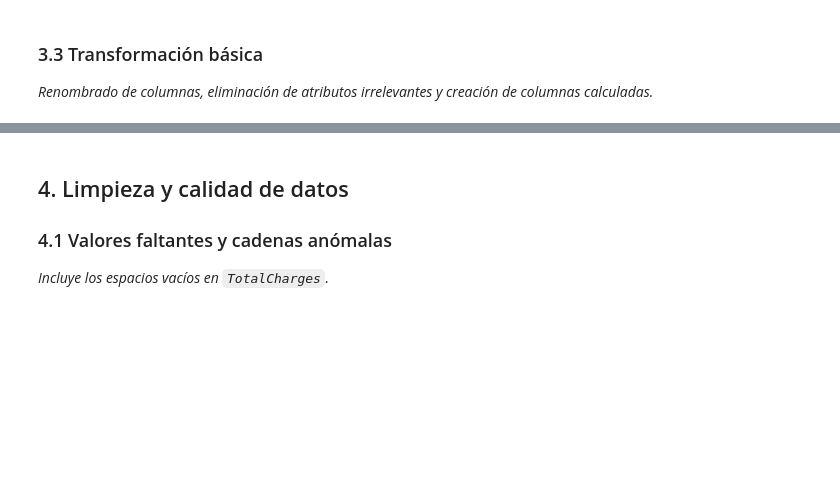
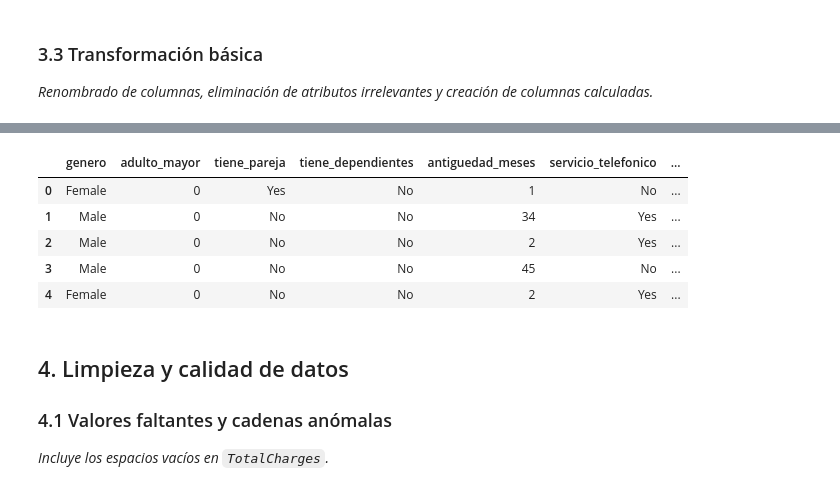
Before and after one commit to facufan07/tpi-analisis-de-datos, a Jupyter notebook: notebooks/TPI_Analisis_de_Datos.ipynb, the cells around one changed output, grey strips where cells are left out. Saved outputs shown, nothing was run; the diff lists cells and outputs as text; code cells hidden in the pictures; blank space fills up the shorter version.

```diff
--- a/notebooks/TPI_Analisis_de_Datos.ipynb
+++ b/notebooks/TPI_Analisis_de_Datos.ipynb
@@ -139,3 +150,30 @@ Filtro con &: 991 de 7043 clientes
 # %% [markdown]
 ### 3.3 Transformación básica
 _Renombrado de columnas, eliminación de atributos irrelevantes y creación de columnas calculadas._
+# %%
+"""crea una copia independiente. Sin ella, df apunta al mismo objeto que df_raw y los cambios afectarían a ambos. A partir de aca trabajamos con df ya renombrados."""
+df = df_raw.copy()
+
+df = df.rename(columns={
+    'customerID': 'id_cliente',
+    'gender': 'genero',
+    'SeniorCitizen': 'adulto_mayor',
+    'Partner': 'tiene_pareja',
+    'Dependents': 'tiene_dependientes',
+    'tenure': 'antiguedad_meses',
+    'PhoneService': 'servicio_telefonico',
+    'MultipleLines': 'multiples_lineas',
+    'InternetService': 'servicio_internet',
+    'OnlineSecurity': 'seguridad_online',
+    'OnlineBackup': 'backup_online',
+    'DeviceProtection': 'proteccion_dispositivo',
+    'TechSupport': 'soporte_tecnico',
+    'StreamingTV': 'streaming_tv',
+    'StreamingMovies': 'streaming_peliculas',
+    'Contract': 'tipo_contrato',
+    'PaperlessBilling': 'facturacion_electronica',
+    'PaymentMethod': 'metodo_pago',
+    'MonthlyCharges': 'cargo_mensual',
+    'TotalCharges': 'cargo_total',
+    'Churn': 'churn'
+})
@@ -142,3 +189,12 @@ _Renombrado de columnas, eliminación de atributos irrelevantes y creación de c
+# %%
+df.head()
+# %% [output]
+|  | genero | adulto_mayor | tiene_pareja | tiene_dependientes | antiguedad_meses | servicio_telefonico | ... |
+| 0 | Female | 0 | Yes | No | 1 | No | ... |
+| 1 | Male | 0 | No | No | 34 | Yes | ... |
+| 2 | Male | 0 | No | No | 2 | Yes | ... |
+| 3 | Male | 0 | No | No | 45 | No | ... |
+| 4 | Female | 0 | No | No | 2 | Yes | ... |
 # %% [markdown]
 ## 4. Limpieza y calidad de datos
 
```
Also changed, not shown: parts of 5 cells of this notebook.
